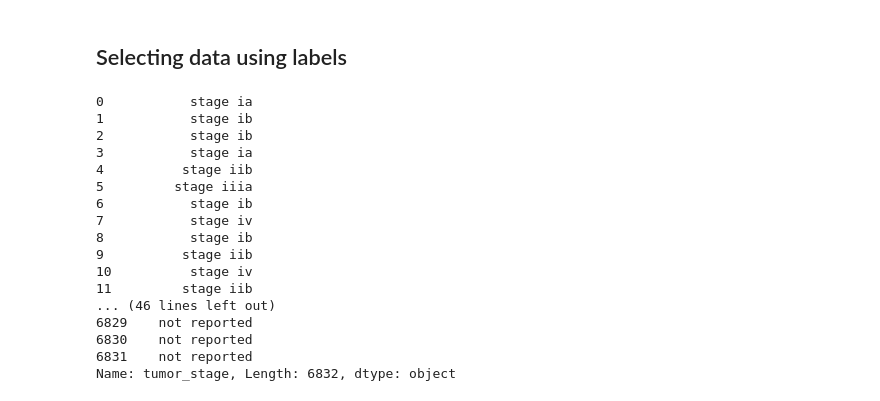
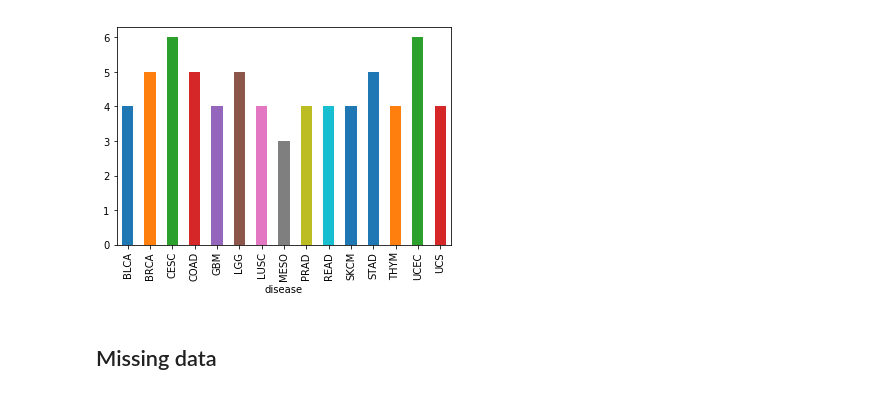
Before and after one commit to fredhutchio/python_intro, a Jupyter notebook: notebooks/week3.ipynb, the cells around one changed output. Drawn from its saved outputs; the diff is of its cells as text; code cells hidden in the pictures.

Commit message:
streamlining material and learning objectives

```diff
--- a/notebooks/week3.ipynb
+++ b/notebooks/week3.ipynb
@@ -7,22 +171,8 @@ clinical_df = pd.read_csv("../data/clinical.csv") # import data as csv file
+# %%
+total_count = clinical_df.groupby('disease')['race'].nunique()
+# %%
+total_count.plot(kind='bar');
+# %% [output]
+[figure, added]
 # %% [markdown]
-## Selecting data using labels
+## Missing data
-# %%
-clinical_df['tumor_stage'] # select a column by name
-# %% [output]
-0           stage ia
-1           stage ib
-2           stage ib
-3           stage ia
-4          stage iib
-5         stage iiia
-6           stage ib
-7           stage iv
-8           stage ib
-9          stage iib
-10          stage iv
-11         stage iib
-... (46 lines left out)
-6829    not reported
-6830    not reported
-6831    not reported
-Name: tumor_stage, Length: 6832, dtype: object
```
Also changed, not shown: parts of 36 cells of this notebook, 3 other files.
